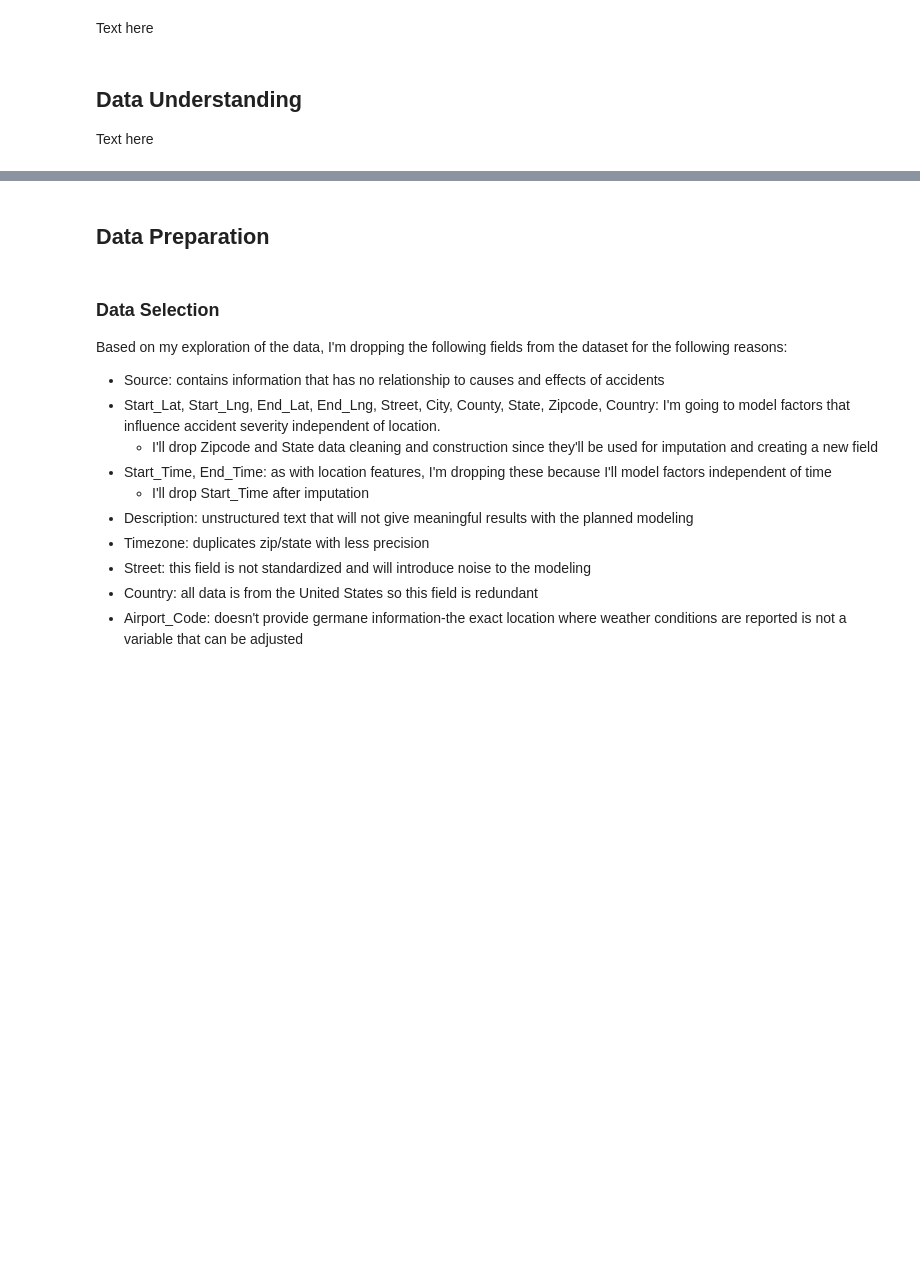
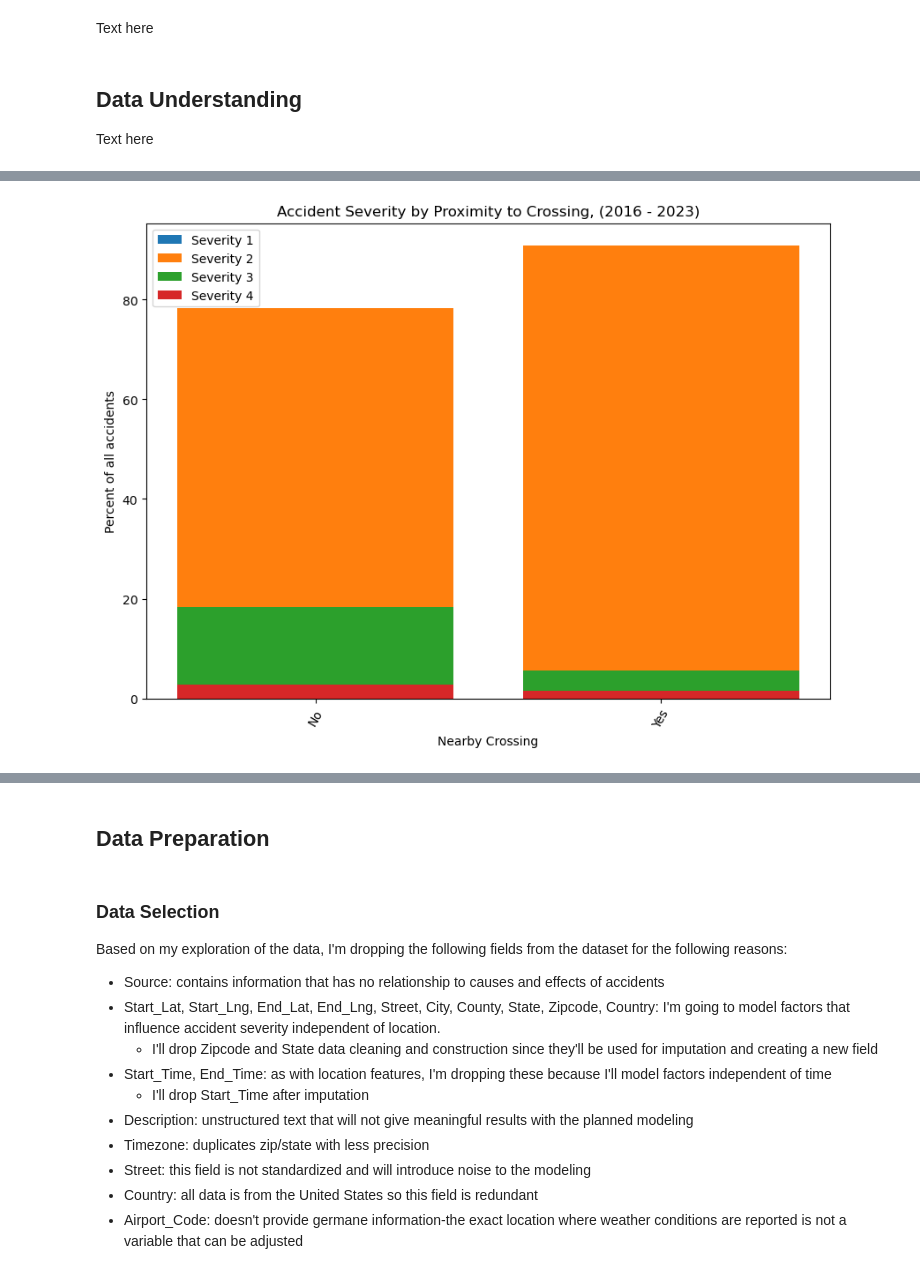
Before and after one commit to marhas109/MH_DS_Capstone_Project_1, a Jupyter notebook: MH_DS_Capstone_Project_1.ipynb, the cells around one changed output, grey strips where cells are left out. Saved outputs shown, nothing was run; the diff lists cells and outputs as text; code cells hidden in the pictures; blank space fills up the shorter version.

```diff
--- a/MH_DS_Capstone_Project_1.ipynb
+++ b/MH_DS_Capstone_Project_1.ipynb
@@ -105,4 +115,12 @@ plt.show()
 # %%
 df_sev_by_crossing = pd.crosstab(df_all_data['Severity'], df_all_data['Crossing'])
 df_sev_by_crossing = df_sev_by_crossing.rename(columns={False: "No", True: "Yes"})
-df_sev_by_crossing.head()
+
+totals = df_sev_by_crossing.sum()
+
+for i in range(4):
+    pct_row1 = (df_sev_by_crossing.iloc[i] / totals) * 100
+    df_sev_by_crossing.loc[f'Row{i+1}_pct'] = pct_row1
+
+
+df_sev_by_crossing
@@ -109,22 +138,24 @@ df_sev_by_crossing.head()
 # %%
 # charts of accident severity by bump, traffic calming, roundabout
 # chart of accident severity by state
 crossing = df_sev_by_crossing.columns
-cr1 = df_sev_by_crossing.iloc[0]
-cr2 = df_sev_by_crossing.iloc[1]
-cr3 = df_sev_by_crossing.iloc[2]
-cr4 = df_sev_by_crossing.iloc[3]
+cr1 = df_sev_by_crossing.iloc[4]
+cr2 = df_sev_by_crossing.iloc[5]
+cr3 = df_sev_by_crossing.iloc[6]
+cr4 = df_sev_by_crossing.iloc[7]
 
 plt.figure(figsize=(10, 7))
 plt.bar(crossing, cr1)
 plt.bar(crossing, cr2)
 plt.bar(crossing, cr3)
 plt.bar(crossing, cr4)
 plt.xticks(rotation=60)
 plt.xlabel("Nearby Crossing")
-plt.ylabel("Number of Accidents")
+plt.ylabel("Percent of all accidents")
 plt.legend(["Severity 1", "Severity 2", "Severity 3", "Severity 4"])
 plt.title("Accident Severity by Proximity to Crossing, (2016 - 2023)")
 plt.show()
+# %% [output]
+[figure, added]
 # %%
 print(f"Count of Wind Direction Entries: {df_all_data['Wind_Direction'].nunique()}")
```
Also changed, not shown: parts of 68 cells of this notebook.
